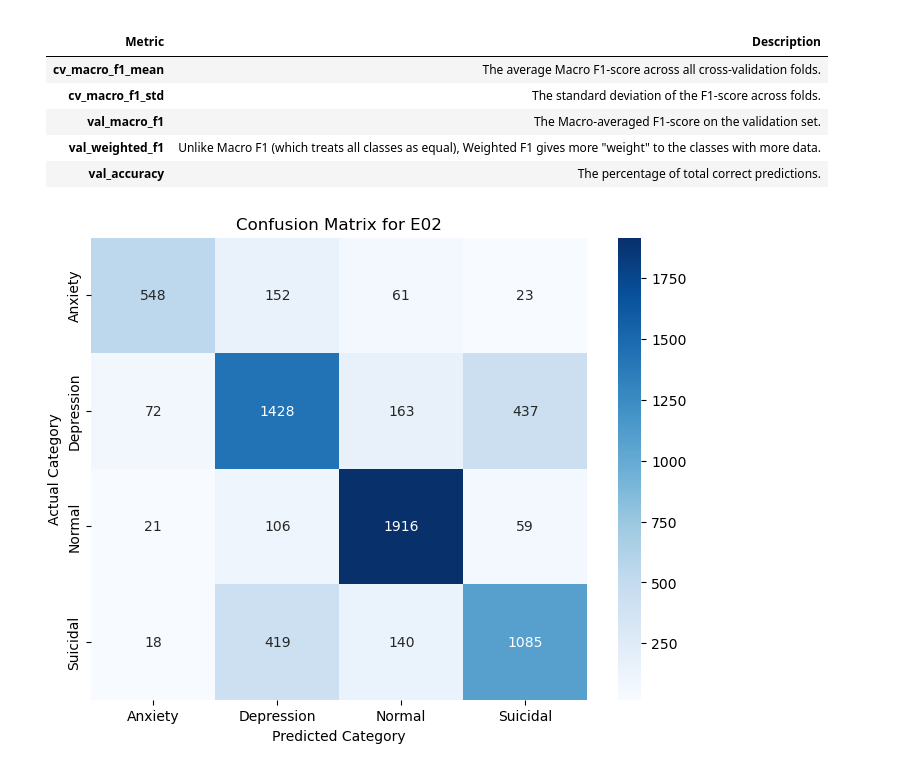
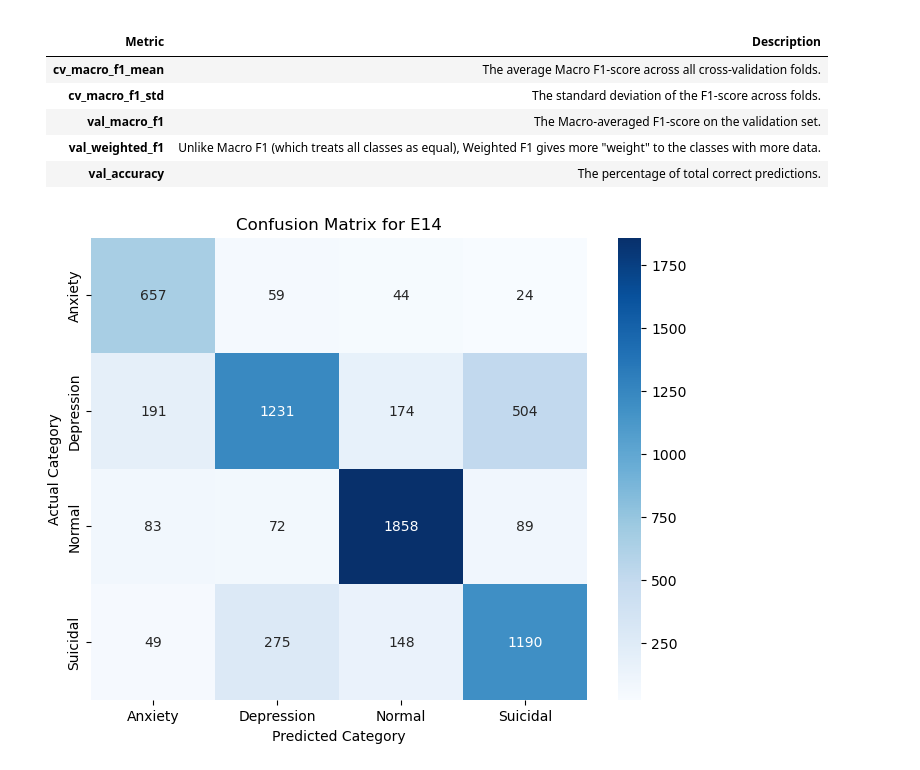
Before and after one commit to MimDel/mental-health-classification, a Jupyter notebook: mental_health_analysis.ipynb, the cells around one changed output. Saved outputs shown, nothing was run; the diff lists cells and outputs as text; code cells hidden in the pictures.

```diff
--- a/mental_health_analysis.ipynb
+++ b/mental_health_analysis.ipynb
@@ -221,6 +222,13 @@ def make_tfidf():
 def build_pipeline(dimred, sampler, clf):
     return ImbPipeline(steps=[
         ("tfidf", make_tfidf()),
+        ("dimred", dimred if dimred is not None else "passthrough"),
+        ("sampler", sampler if sampler is not None else "passthrough"),
+        ("clf", clf),
+    ])
+
+def build_pipeline_vec(dimred, sampler, clf):
+    return ImbPipeline(steps=[
         ("dimred", dimred if dimred is not None else "passthrough"),
         ("sampler", sampler if sampler is not None else "passthrough"),
         ("clf", clf),
@@ -276,5 +284,10 @@ X_train, X_val, y_train, y_val = train_test_split(
     stratify=y_enc,
     random_state=42
 )
+
+tfidf_global = make_tfidf()
+X_train_vec = tfidf_global.fit_transform(X_train)
+X_val_vec = tfidf_global.transform(X_val)
+print(f"TF-IDF vectorized: {X_train_vec.shape[0]} train, {X_val_vec.shape[0]} val, {X_train_vec.shape[1]} features")
 # %% [output]
 Classes: ['Anxiety', 'Depression', 'Normal', 'Suicidal']
@@ -441,11 +577,12 @@ for exp in experiments:
         exp_id,
         exp.pipe,
         exp.grid,
-        X_train,
+        X_train_vec,
         y_train,
-        X_val,
+        X_val_vec,
         y_val,
-        le
+        le,
+        n_jobs=exp.n_jobs
     )
     fitted[exp_id] = best_estimator
     results.append(row)
@@ -504,17 +685,17 @@ The validation metrics are calculated using the Best Estimator on the Validation
 | **val_weighted_f1**| Unlike Macro F1 (which treats all classes as equal), Weighted F1 gives more "weight" to the classes with more data. |
 | **val_accuracy**| The percentage of total correct predictions. |
 # %%
-exp_results = results[1]
+exp_results = results[12]
 cm = exp_results['val_confusion_matrix']
 
 plt.figure(figsize=(8, 6))
 sns.heatmap(cm, annot=True, fmt='d', cmap='Blues',
             xticklabels=le.classes_,
             yticklabels=le.classes_)
 
 plt.title(f"Confusion Matrix for {exp_results['exp_id']}")
 plt.ylabel('Actual Category')
 plt.xlabel('Predicted Category')
 plt.show()
 # %% [output]
-[figure, old version]
+[figure, new version]
```
Also changed, not shown: parts of 6 cells of this notebook.
